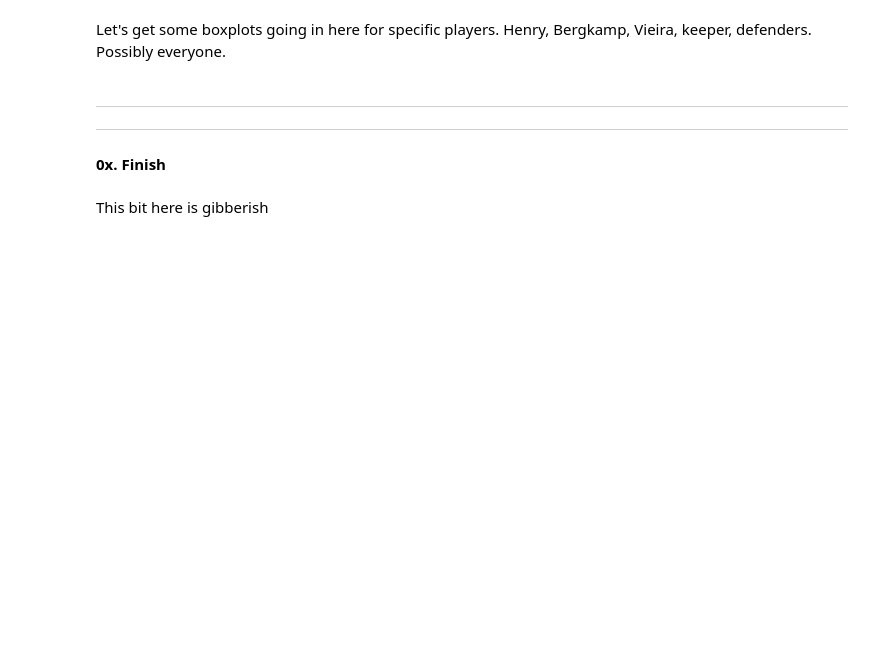
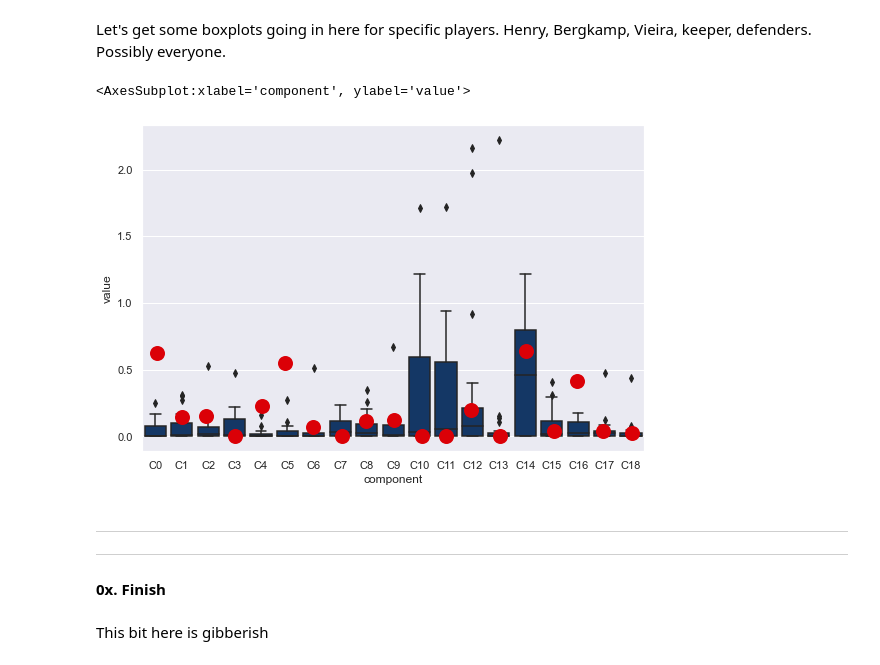
Before and after one commit to lucas-nelson-uiuc/stat430_unsupervised_project, a Jupyter notebook: soccer_project.ipynb, the cells around one changed output. Drawn from its saved outputs; the diff is of its cells as text; code cells hidden in the pictures; blank space fills up the shorter version.

```diff
--- a/soccer_project.ipynb
+++ b/soccer_project.ipynb
@@ -432,5 +459,28 @@ pitch.draw(ax=g_ax)
 # %% [markdown]
 Let's get some boxplots going in here for specific players. Henry, Bergkamp, Vieira, keeper, defenders. Possibly everyone.
+# %%
+nmf_player_dict = {
+    player: nmf_shot_H[player].append(nmf_dribble_H[player].append(nmf_pass_H[player].append(nmf_cross_H[player]))).reset_index(drop=True)
+    for player in player_dict.keys()
+}
+# %%
+total_components = sum([n_shot_components, n_dribble_components, n_pass_components, n_cross_components])
+nmf_component_dict = {}
+for component in range(total_components):
+    nmf_component_dict[f'C{component}'] = []
+    for player in nmf_player_dict:
+        nmf_component_dict[f'C{component}'].append(nmf_player_dict[player][component])
+# %%
+X = pd.DataFrame(nmf_component_dict)
+mod_X = pd.melt(X, value_vars=X.columns, var_name='component')
+mod_X['player'] = [player for player in player_dict.keys()] * total_components
+# %%
+sns.set(rc={'figure.figsize':(9,6)})
+sns.boxplot(x='component', y='value', color='#063672', data=mod_X)
+sns.stripplot(x='component', y='value', color='#db0007', size=15, data=mod_X[mod_X['player'] == 'Thierry Henry'])
+# %% [output]
+<AxesSubplot:xlabel='component', ylabel='value'>
+[figure, added]
 # %% [markdown]
 ---
 ---
```
Also changed, not shown: parts of 33 cells of this notebook.
